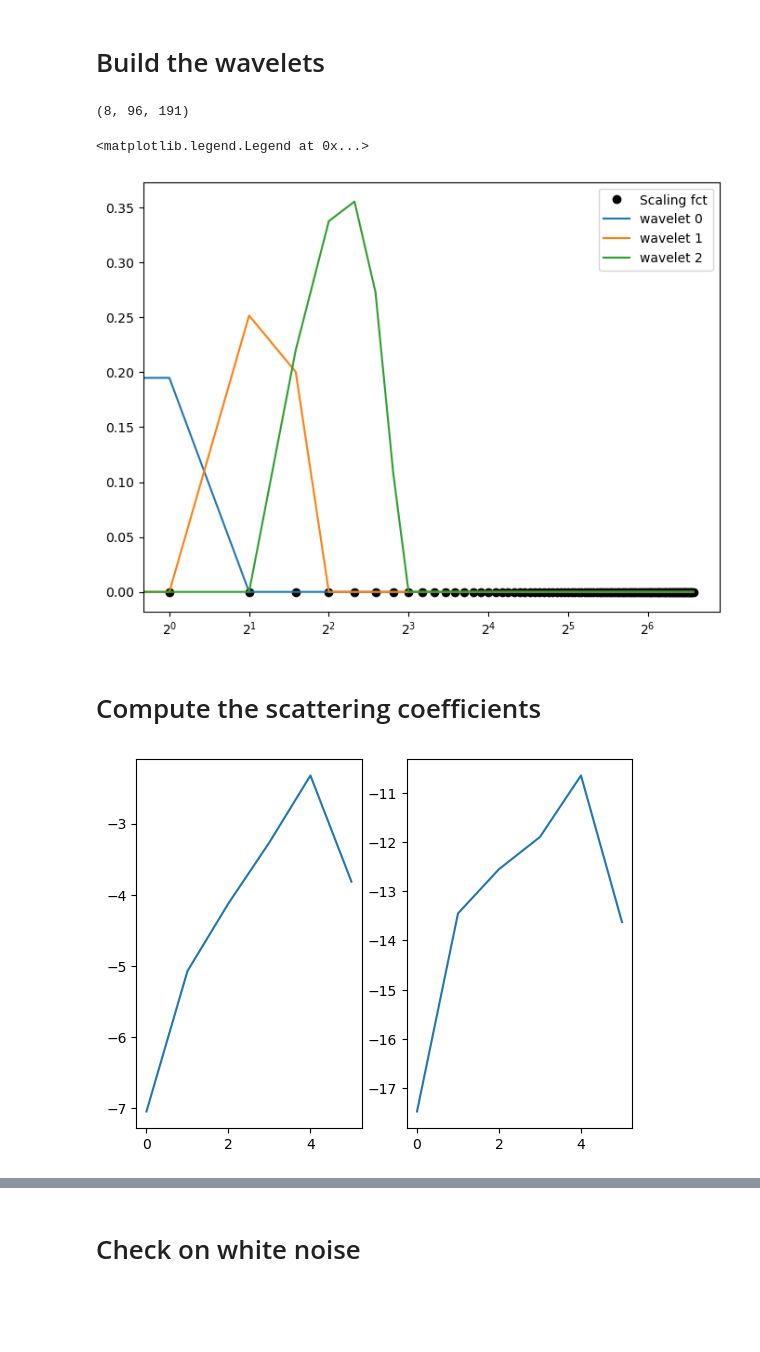
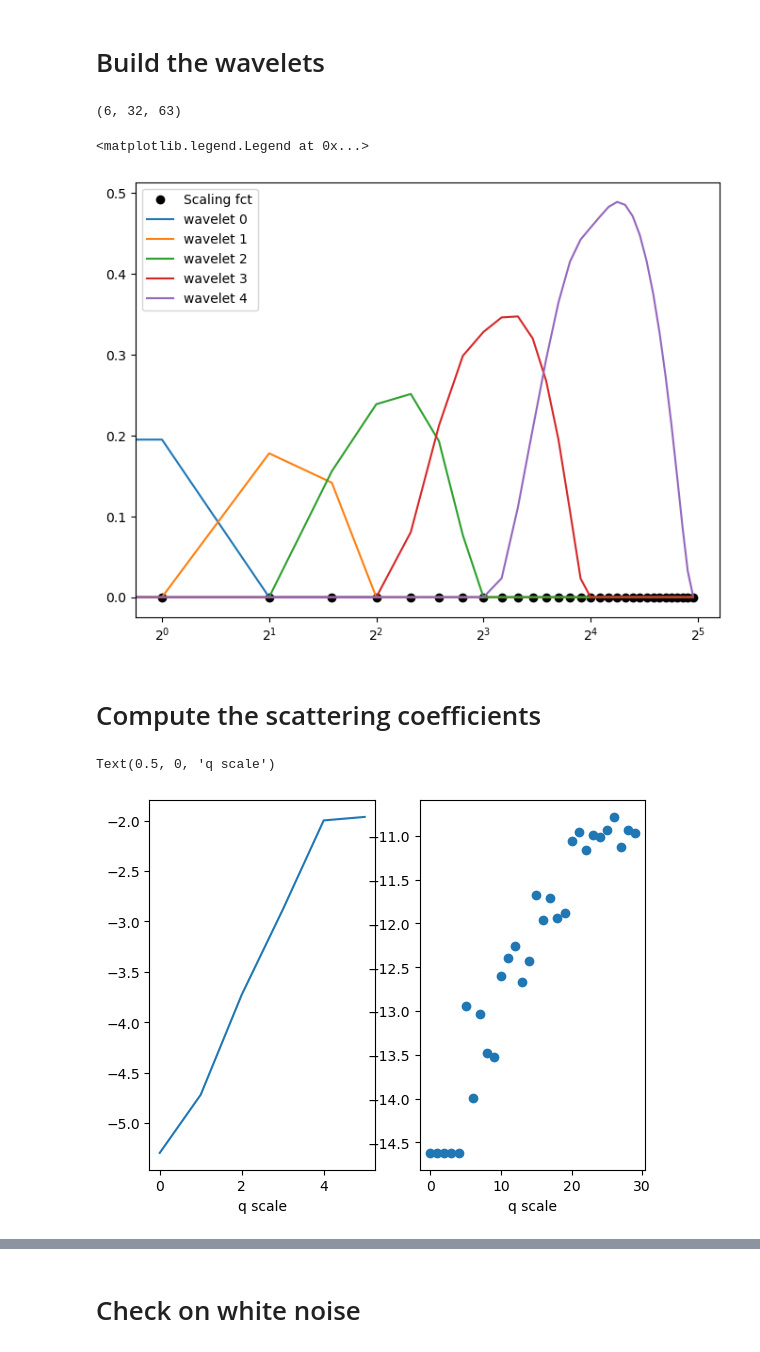
Before and after one commit to mousset/scatcovJAX, a Jupyter notebook: Notebooks/compute_scattering_coeff.ipynb, the cells around one changed output, grey strips where cells are left out. Drawn from its saved outputs; the diff is of its cells as text; code cells hidden in the pictures; blank space fills up the shorter version.

```diff
--- a/Notebooks/compute_scattering_coeff.ipynb
+++ b/Notebooks/compute_scattering_coeff.ipynb
@@ -64,31 +78,43 @@ plt.imshow(np.real(Ilm))
 # %%
 filters = filters_directional_vectorised(L, N, J_min)
 print(filters[0].shape)
+m = L-1
 
 plt.figure(figsize=(8, 6))
 plt.plot(filters[1], 'ko', label='Scaling fct')
-for j in range(3):
-    plt.plot(np.real(filters[0])[j, :, L-1], label=f'wavelet {j}')
+for j in range(J):
+    plt.plot(np.real(filters[0])[j, :, m], label=f'wavelet {j}')
 plt.xscale('log', base=2)
 plt.legend()
 # %% [output]
-(8, 96, 191)
+(6, 32, 63)
 <matplotlib.legend.Legend at 0x...>
-[figure, old version]
+[figure, new version]
 # %% [markdown]
 # Compute the scattering coefficients
 # %%
 reload(scatlib)
 # Compute the coeff
-mean, var, S1, P00, C01, C11 = scatlib.scat_cov_axi(
-    Ilm, L, N, J_min, sampling, nside, reality, multiresolution, filters)
-
-S1 = np.array(S1)
-P00 = np.array(P00)
+if axi:
+    # mean, var, S1, P00, C01, C11 = scatlib.scat_cov_axi(
+    #     Ilm[:,L-1:], L, N, J_min, sampling, nside, reality, multiresolution, filters=filters)
+    mean, var, S1, P00, C01, C11 = scatlib.scat_cov_axi(
+        Ilm, L, N, J_min, sampling, nside, reality, multiresolution, filters=filters)
+else:
+    mean, var, S1, P00, C01, C11 = scatlib.scat_cov_dir(
+    Ilm, L, N, J_min, sampling, nside, reality, multiresolution, filters=filters)
-# %%
-fig, (ax1, ax2) = plt.subplots(1, 2)
-ax1.plot(np.log2(S1)[:])
-ax2.plot(np.log2(P00)[:])
-plt.show()
-# %% [output]
-[figure, removed]
+# %%
+avgS1 = np.average(S1.reshape(-1, 2*N-1), axis=1)
+avgP00 = np.average(P00.reshape(-1, 2*N-1), axis=1)
+
+fig, (ax1, ax2) = plt.subplots(1, 2)
+# ax1.plot(np.log2(S1), 'o')
+ax1.plot(np.log2(avgS1))
+ax1.set_xlabel('q scale')
+
+ax2.plot(np.log2(P00), 'o')
+# ax2.plot( np.log2(avgP00))
+ax2.set_xlabel('q scale')
+# %% [output]
+Text(0.5, 0, 'q scale')
+[figure, added]
```
Also changed, not shown: parts of 15 cells of this notebook, 1 other file.
